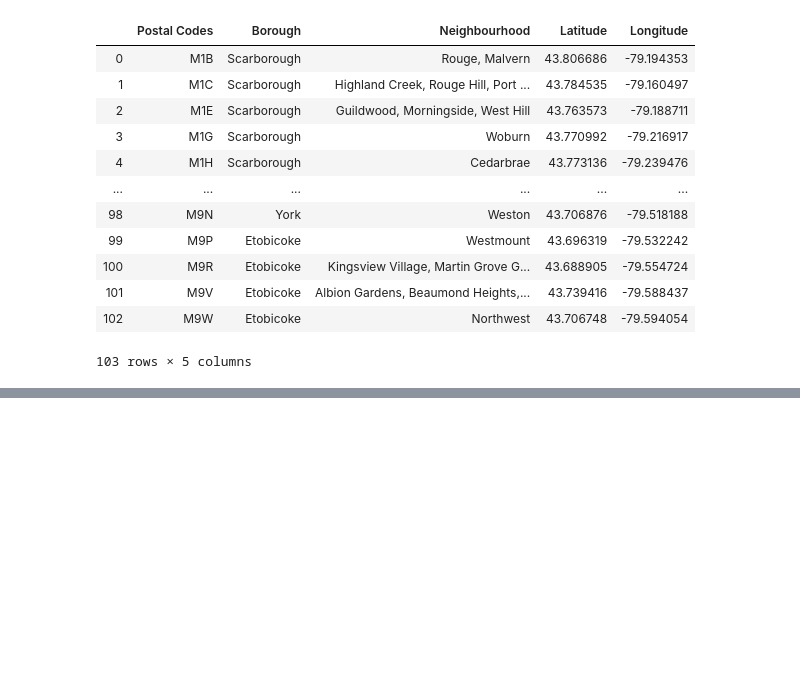
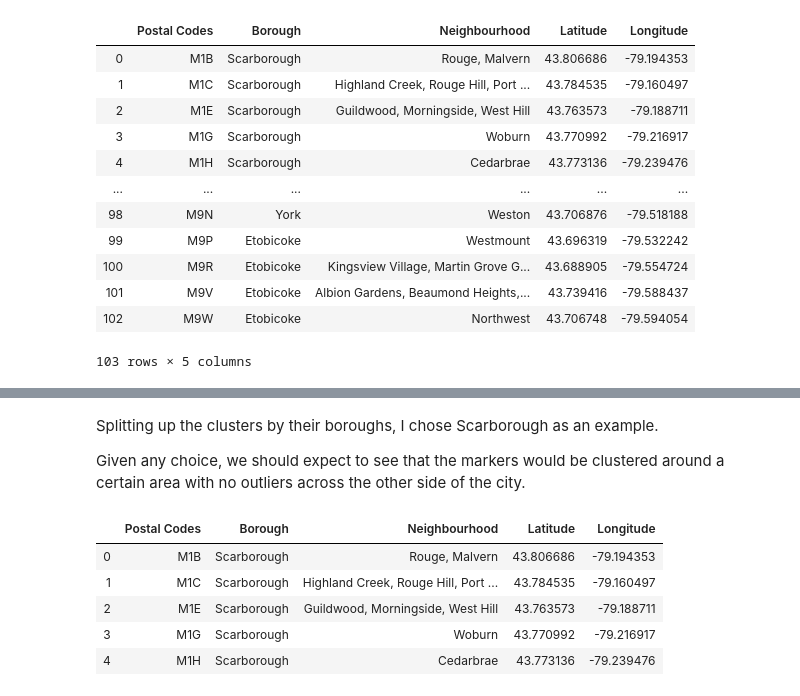
Before and after one commit to LafterFrankland/Coursera_Capstone, a Jupyter notebook: week3.ipynb, the cells around one changed output, grey strips where cells are left out. Drawn from its saved outputs; the diff is of its cells as text; code cells hidden in the pictures; blank space fills up the shorter version.

```diff
--- a/week3.ipynb
+++ b/week3.ipynb
@@ -116,0 +154,14 @@ df
+# %% [markdown]
+Splitting up the clusters by their boroughs, I chose Scarborough as an example.
+
+Given any choice, we should expect to see that the markers would be clustered around a certain area with no outliers across the other side of the city.
+# %%
+Scarborough_data = df[df['Borough'] == 'Scarborough'].reset_index(drop=True)
+Scarborough_data.head()
+# %% [output]
+|  | Postal Codes | Borough | Neighbourhood | Latitude | Longitude |
+| 0 | M1B | Scarborough | Rouge, Malvern | 43.806686 | -79.194353 |
+| 1 | M1C | Scarborough | Highland Creek, Rouge Hill, Port ... | 43.784535 | -79.160497 |
+| 2 | M1E | Scarborough | Guildwood, Morningside, West Hill | 43.763573 | -79.188711 |
+| 3 | M1G | Scarborough | Woburn | 43.770992 | -79.216917 |
+| 4 | M1H | Scarborough | Cedarbrae | 43.773136 | -79.239476 |
```
Also changed, not shown: parts of 9 cells of this notebook.
